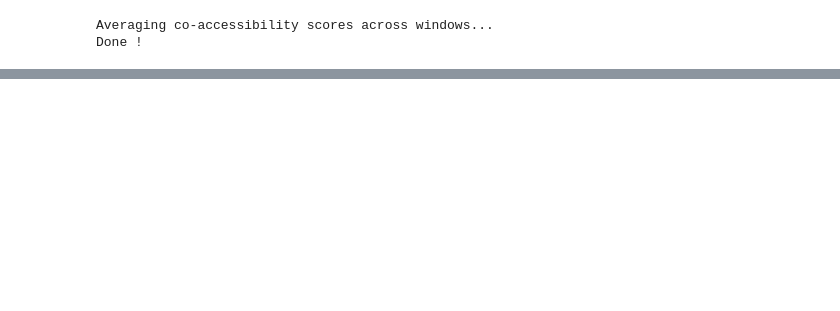
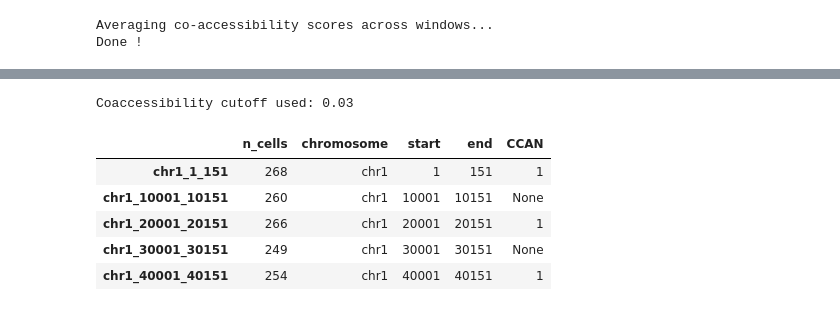
Before and after one commit to cantinilab/Circe, a Jupyter notebook: Examples/Minimal_example.ipynb, the cells around one changed output, grey strips where cells are left out. Saved outputs shown, nothing was run; the diff lists cells and outputs as text; code cells hidden in the pictures; blank space fills up the shorter version.

Commit message:
update example with CCANs module related part. Added organism parameter examples.

```diff
--- a/Examples/Minimal_example.ipynb
+++ b/Examples/Minimal_example.ipynb
@@ -159,0 +236,11 @@ df
+# %%
+atac = ci.add_ccans(atac)
+atac.var.head()
+# %% [output]
+Coaccessibility cutoff used: 0.03
+|  | n_cells | chromosome | start | end | CCAN |
+| chr1_1_151 | 268 | chr1 | 1 | 151 | 1 |
+| chr1_10001_10151 | 260 | chr1 | 10001 | 10151 | None |
+| chr1_20001_20151 | 266 | chr1 | 20001 | 20151 | 1 |
+| chr1_30001_30151 | 249 | chr1 | 30001 | 30151 | None |
+| chr1_40001_40151 | 254 | chr1 | 40001 | 40151 | 1 |
```
Also changed, not shown: parts of 51 cells of this notebook.
